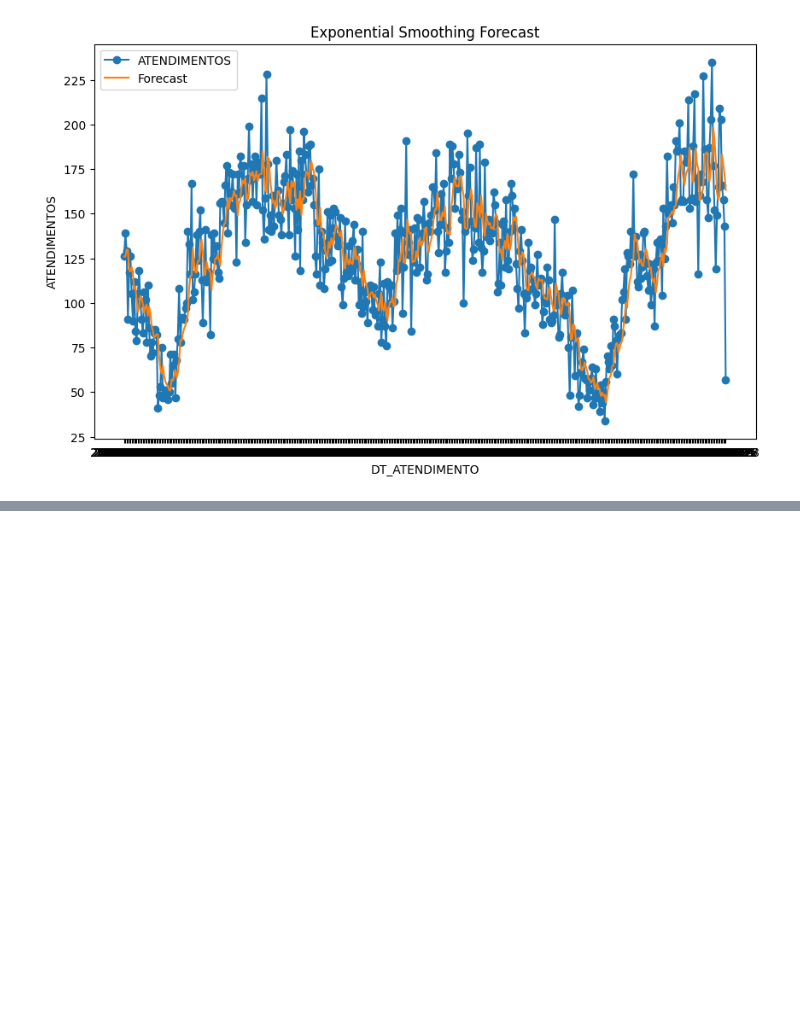
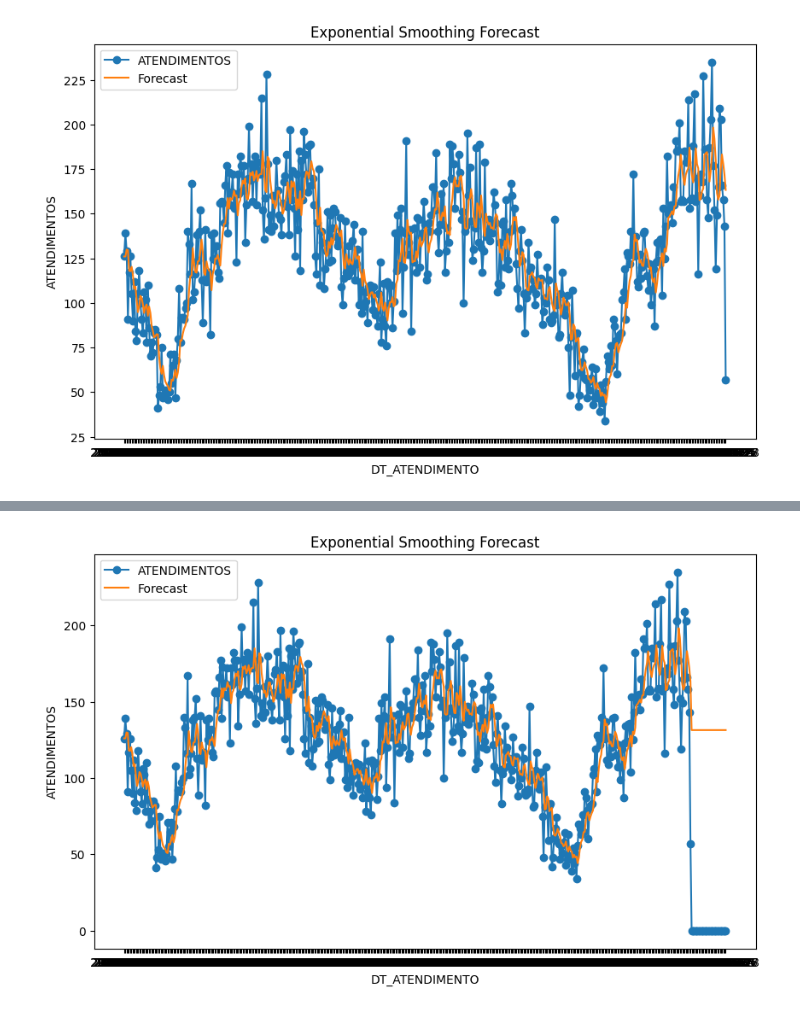
Before and after one commit to cbeloni/datasaude-ml, a Jupyter notebook: Regressao/main_statsmodel.ipynb, the cells around one changed output, grey strips where cells are left out. Drawn from its saved outputs; the diff is of its cells as text; code cells hidden in the pictures; blank space fills up the shorter version.

```diff
--- a/Regressao/main_statsmodel.ipynb
+++ b/Regressao/main_statsmodel.ipynb
@@ -39,2 +51,16 @@ plt.show()
 # %% [output]
 [figure]
+# %%
+dias_futuros=30
+forecast = ses_model.forecast(steps=dias_futuros)
+# print(forecast)
+forecast_df = pd.DataFrame({
+    'DT_ATENDIMENTO': forecast.index.strftime('%Y-%m-%d'),
+    'ATENDIMENTOS': None,
+    'Forecast': forecast.values
+})
+forecast_df.set_index('DT_ATENDIMENTO', inplace=True)
+# forecast_df.head()
+df_plot = pd.concat([df, forecast_df], ignore_index=False)
+# df_plot.head()
+df_plot.tail()
@@ -40,0 +75,15 @@ plt.show()
+# %%
+import matplotlib.pyplot as plt
+
+
+
+plt.figure(figsize=(10, 6))
+plt.plot(df_plot['ATENDIMENTOS'], label='ATENDIMENTOS', marker='o')
+plt.plot(df_plot['Forecast'], label='Forecast')
+plt.xlabel('DT_ATENDIMENTO')
+plt.ylabel('ATENDIMENTOS')
+plt.title('Exponential Smoothing Forecast')
+plt.legend()
+plt.show()
+# %% [output]
+[figure, added]
```
Also changed, not shown: parts of 3 cells of this notebook.
